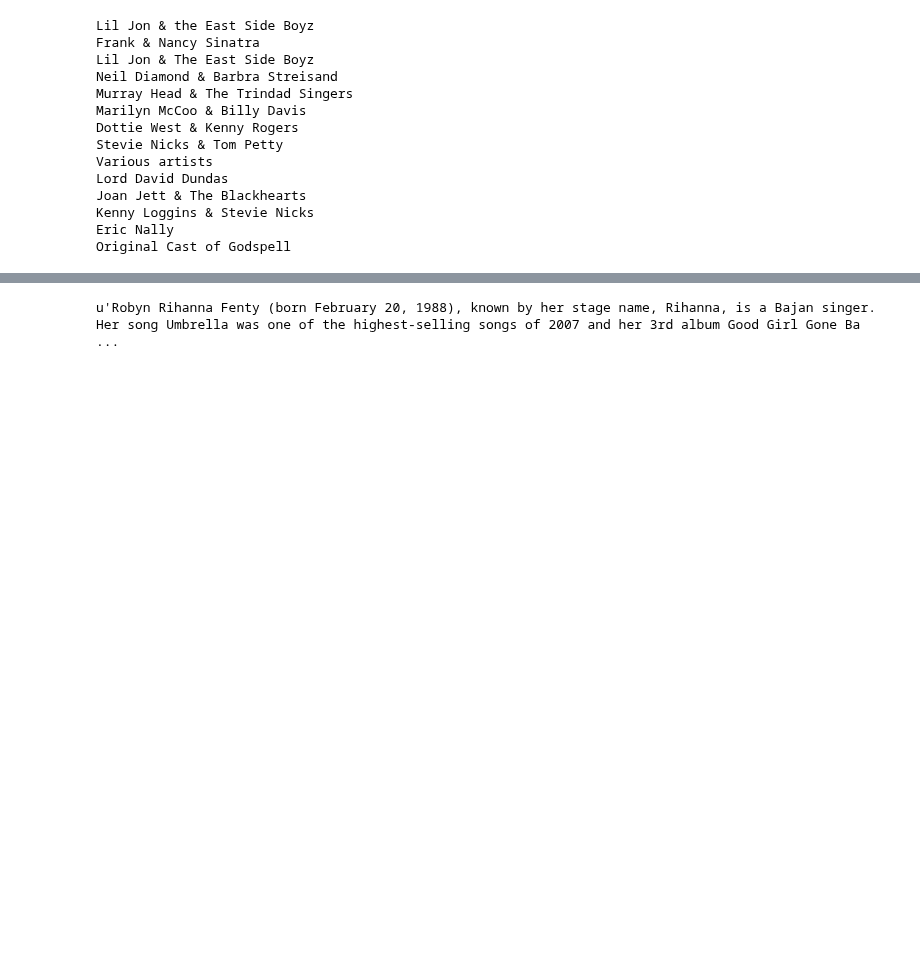
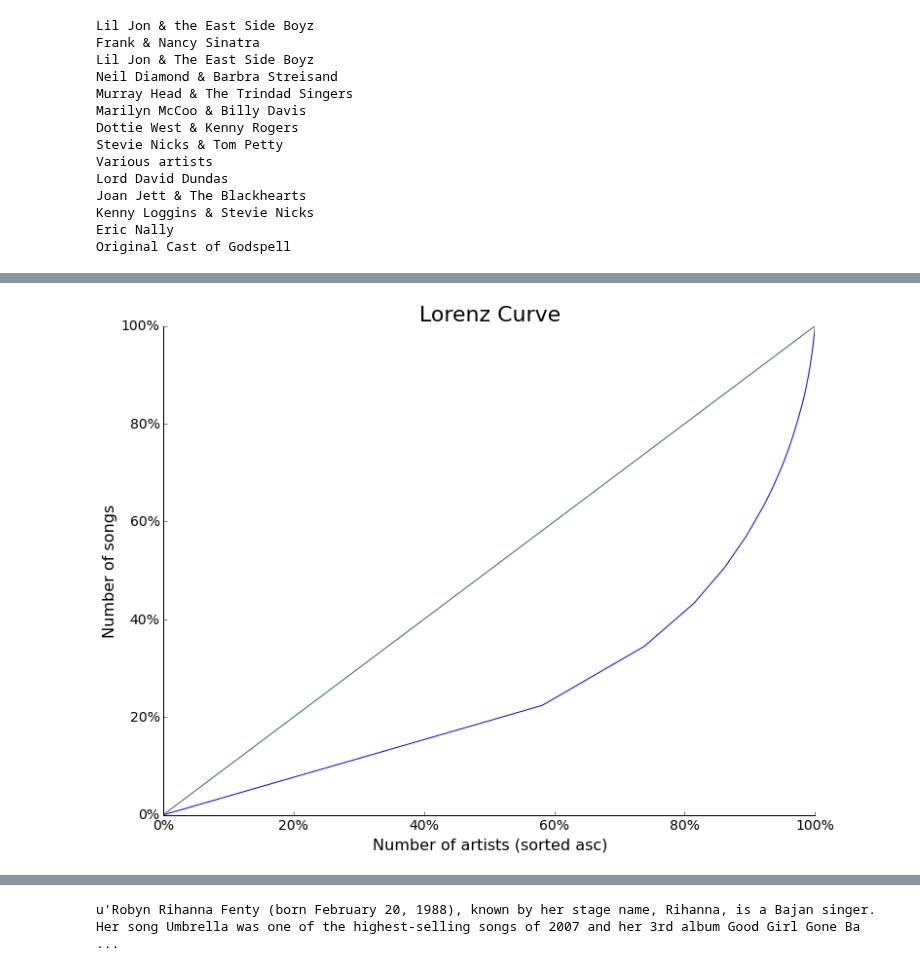
Before and after one commit to ThomasLucas/SlideRule-DataScience_Intensive-Code, a Jupyter notebook: CapstoneProject/IPython-Notebooks/DataStory-final.ipynb, the cells around one changed output, grey strips where cells are left out. Cells and saved outputs as stored; diff of their text form; code cells hidden in the pictures; blank space fills up the shorter version.

```diff
--- a/CapstoneProject/IPython-Notebooks/DataStory-final.ipynb
+++ b/CapstoneProject/IPython-Notebooks/DataStory-final.ipynb
@@ -192,0 +194,2 @@ billboard_df_artist_count_with_additional_items.head()
+# %%
+cumulative_count_reverse_df = dsf.create_cumulative_counts_reverse_df(billboard_df_artist_count_with_additional_items)
@@ -192,0 +206,7 @@ billboard_df_artist_count_with_additional_items.head()
+# %%
+dsf.plot_lorenz_curve(cumulative_count_reverse_df, total_nb_songs, total_nb_artists,
+                      "Number of artists (sorted asc)",
+                      "Number of songs", "Lorenz Curve",
+                     "Images/lorenz_curve_full_dataset.png")
+# %% [output]
+[figure, added]
```
Also changed, not shown: parts of 21 cells of this notebook, 9 other files.
